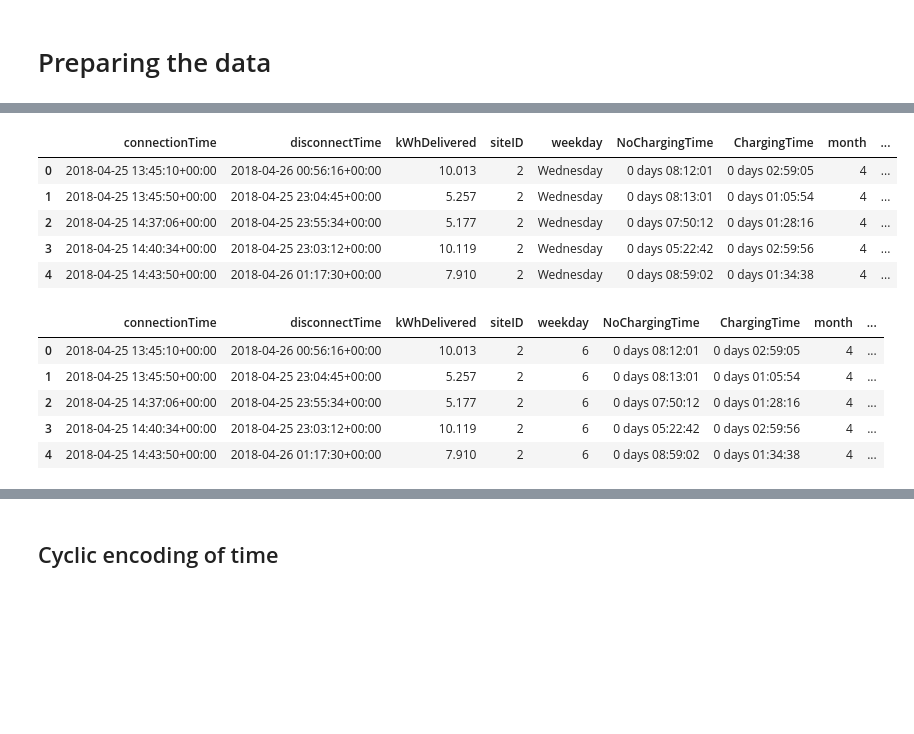
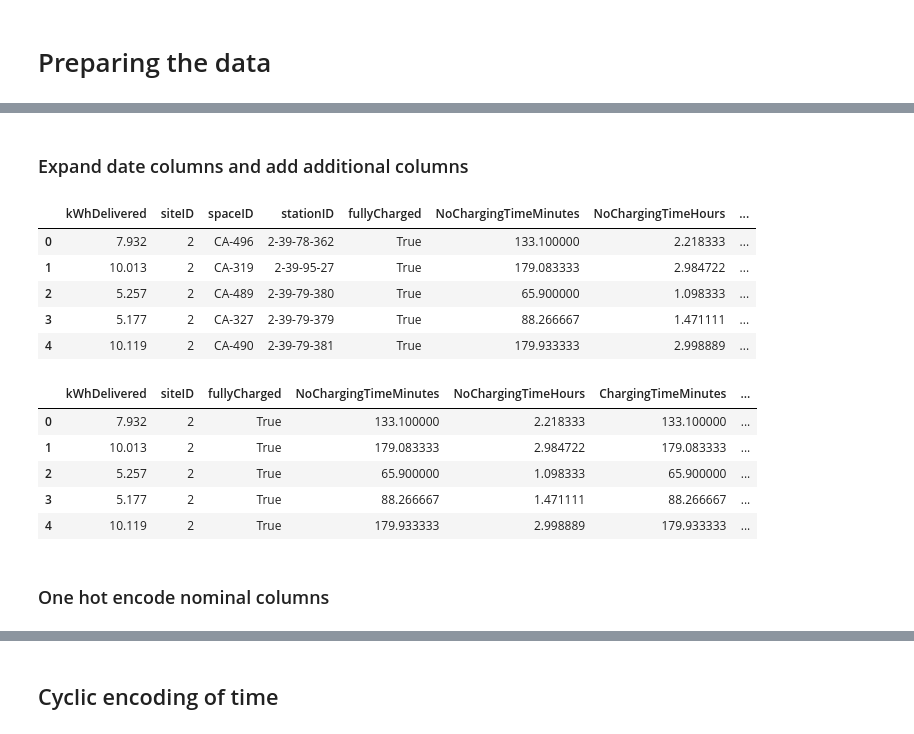
Before and after one commit to S0PEX/AA_Team_9_WS23, a Jupyter notebook: clustering.ipynb, the cells around one changed output, grey strips where cells are left out. Saved outputs shown, nothing was run; the diff lists cells and outputs as text; code cells hidden in the pictures; blank space fills up the shorter version.

Commit message:
refactor(clustering): Update clustering method

```diff
--- a/clustering.ipynb
+++ b/clustering.ipynb
@@ -6,8 +4,8 @@ import sklearn
 # Load cleaned charging data
 charging_data: pd.DataFrame = pd.read_pickle('data/charging_modified.pkl')
 
-# Drop unique columns or unimportant columns
-charging_data = charging_data.drop(columns=['id', 'user_paymentRequired_values', 'user_modifiedAt', 'userID', 'stationID', 'spaceID'])
+# Drop columns with user_* prefix
+charging_data = charging_data.drop(columns=charging_data.filter(regex='^user_', axis=1).columns)
 
 # Print head
 display(charging_data.head())
@@ -72,34 +86,46 @@ dtype: int64
+# %% [markdown]
+### Expand date columns and add additional columns
 # %%
-# Get delta between connection and disconnect time
-prepared_data['connectionDurationInMinutes'] = (prepared_data['disconnectTime'] - prepared_data['connectionTime']).dt.total_seconds() / 60
+# Split connectionTime and disconnectTime into date and time
+def split_datetime_to_date_and_time(data: pd.DataFrame, col: str):
+    data[col] = pd.to_datetime(data[col])
+    data[col + 'Day'] = data[col].dt.day
+    data[col + 'Month'] = data[col].dt.month
+    data[col + 'Year'] = data[col].dt.year
+    data[col + 'Hour'] = data[col].dt.hour
+    data[col + 'Minute'] = data[col].dt.minute
+    return data
 
-display(prepared_data.head())
+charging_data = split_datetime_to_date_and_time(charging_data, 'connectionTime')
+charging_data = split_datetime_to_date_and_time(charging_data, 'disconnectTime')
+
+charging_data['ConnectionDurationInMinutes'] = (charging_data['disconnectTime'] - charging_data['connectionTime']).dt.total_seconds() / 60
+charging_data['ConnectionDurationInHours'] = charging_data['ConnectionDurationInMinutes'] / 60
+
+# Drop the original columns
+full_charging_data = charging_data.copy()
+charging_data = charging_data.drop(columns=['connectionTime', 'disconnectTime', 'month', 'weekday', 'ChargingTime', 'NoChargingTime', 'connectionTimeYear', 'disconnectTimeYear', 'kWhPerMinute'])
+display(charging_data.head())
 # %% [output]
-|  | connectionTime | disconnectTime | kWhDelivered | siteID | weekday | NoChargingTime | ChargingTime | month | ... |
-| 0 | 2018-04-25 13:45:10+00:00 | 2018-04-26 00:56:16+00:00 | 10.013 | 2 | Wednesday | 0 days 08:12:01 | 0 days 02:59:05 | 4 | ... |
-| 1 | 2018-04-25 13:45:50+00:00 | 2018-04-25 23:04:45+00:00 | 5.257 | 2 | Wednesday | 0 days 08:13:01 | 0 days 01:05:54 | 4 | ... |
-| 2 | 2018-04-25 14:37:06+00:00 | 2018-04-25 23:55:34+00:00 | 5.177 | 2 | Wednesday | 0 days 07:50:12 | 0 days 01:28:16 | 4 | ... |
-| 3 | 2018-04-25 14:40:34+00:00 | 2018-04-25 23:03:12+00:00 | 10.119 | 2 | Wednesday | 0 days 05:22:42 | 0 days 02:59:56 | 4 | ... |
-| 4 | 2018-04-25 14:43:50+00:00 | 2018-04-26 01:17:30+00:00 | 7.910 | 2 | Wednesday | 0 days 08:59:02 | 0 days 01:34:38 | 4 | ... |
+|  | kWhDelivered | siteID | spaceID | stationID | fullyCharged | NoChargingTimeMinutes | NoChargingTimeHours | ... |
+| 0 | 7.932 | 2 | CA-496 | 2-39-78-362 | True | 133.100000 | 2.218333 | ... |
+| 1 | 10.013 | 2 | CA-319 | 2-39-95-27 | True | 179.083333 | 2.984722 | ... |
+| 2 | 5.257 | 2 | CA-489 | 2-39-79-380 | True | 65.900000 | 1.098333 | ... |
+| 3 | 5.177 | 2 | CA-327 | 2-39-79-379 | True | 88.266667 | 1.471111 | ... |
+| 4 | 10.119 | 2 | CA-490 | 2-39-79-381 | True | 179.933333 | 2.998889 | ... |
-# %%
-# Label encode ordinal columns
-from sklearn.preprocessing import LabelEncoder
-label_encoder = LabelEncoder()
-
-prepared_data['weekday'] = label_encoder.fit_transform(prepared_data['weekday'])
-
-# User registered is not really ordinal, but we will treat it as such and then convert it to boolean
-prepared_data['userRegistered'] = label_encoder.fit_transform(prepared_data['userRegistered'])
-prepared_data = prepared_data.astype({'userRegistered': 'bool'})
-
-display(prepared_data.head())
-# %% [output]
-|  | connectionTime | disconnectTime | kWhDelivered | siteID | weekday | NoChargingTime | ChargingTime | month | ... |
-| 0 | 2018-04-25 13:45:10+00:00 | 2018-04-26 00:56:16+00:00 | 10.013 | 2 | 6 | 0 days 08:12:01 | 0 days 02:59:05 | 4 | ... |
-| 1 | 2018-04-25 13:45:50+00:00 | 2018-04-25 23:04:45+00:00 | 5.257 | 2 | 6 | 0 days 08:13:01 | 0 days 01:05:54 | 4 | ... |
-| 2 | 2018-04-25 14:37:06+00:00 | 2018-04-25 23:55:34+00:00 | 5.177 | 2 | 6 | 0 days 07:50:12 | 0 days 01:28:16 | 4 | ... |
-| 3 | 2018-04-25 14:40:34+00:00 | 2018-04-25 23:03:12+00:00 | 10.119 | 2 | 6 | 0 days 05:22:42 | 0 days 02:59:56 | 4 | ... |
-| 4 | 2018-04-25 14:43:50+00:00 | 2018-04-26 01:17:30+00:00 | 7.910 | 2 | 6 | 0 days 08:59:02 | 0 days 01:34:38 | 4 | ... |
+# %%
+# spaceID and stationID are irrelevant for clustering, as users can just use another spot if one is occupied
+charging_data = charging_data.drop(columns=['spaceID', 'stationID'])
+display(charging_data.head())
+# %% [output]
+|  | kWhDelivered | siteID | fullyCharged | NoChargingTimeMinutes | NoChargingTimeHours | ChargingTimeMinutes | ... |
+| 0 | 7.932 | 2 | True | 133.100000 | 2.218333 | 133.100000 | ... |
+| 1 | 10.013 | 2 | True | 179.083333 | 2.984722 | 179.083333 | ... |
+| 2 | 5.257 | 2 | True | 65.900000 | 1.098333 | 65.900000 | ... |
+| 3 | 5.177 | 2 | True | 88.266667 | 1.471111 | 88.266667 | ... |
+| 4 | 10.119 | 2 | True | 179.933333 | 2.998889 | 179.933333 | ... |
+# %% [markdown]
+### One hot encode nominal columns
 # %%
 # One hot encode nominal columns
 # this increases the dimensionality of the data (labels encoding would imply an ordinal relationship between the values)
```
Also changed, not shown: parts of 27 cells of this notebook.
